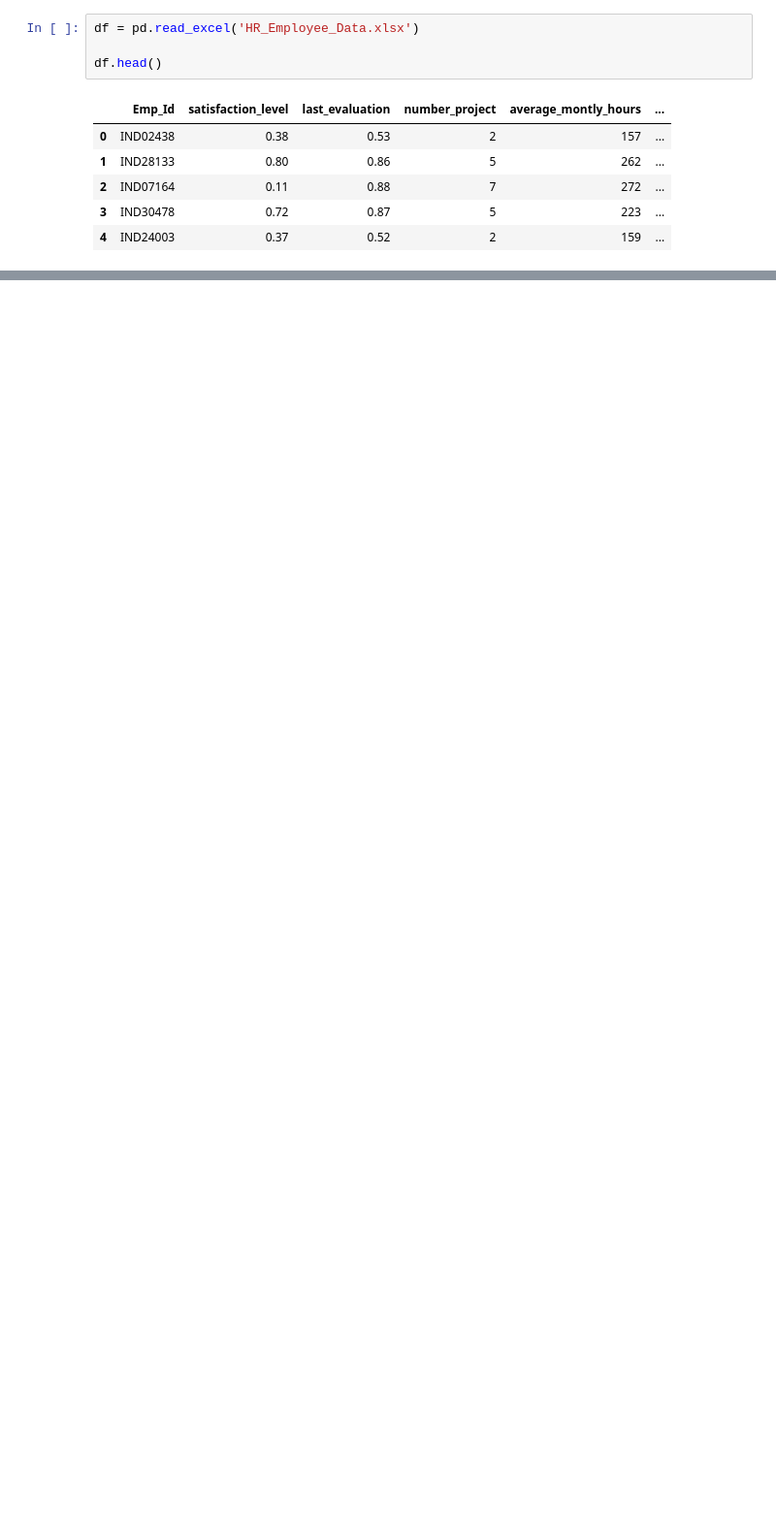
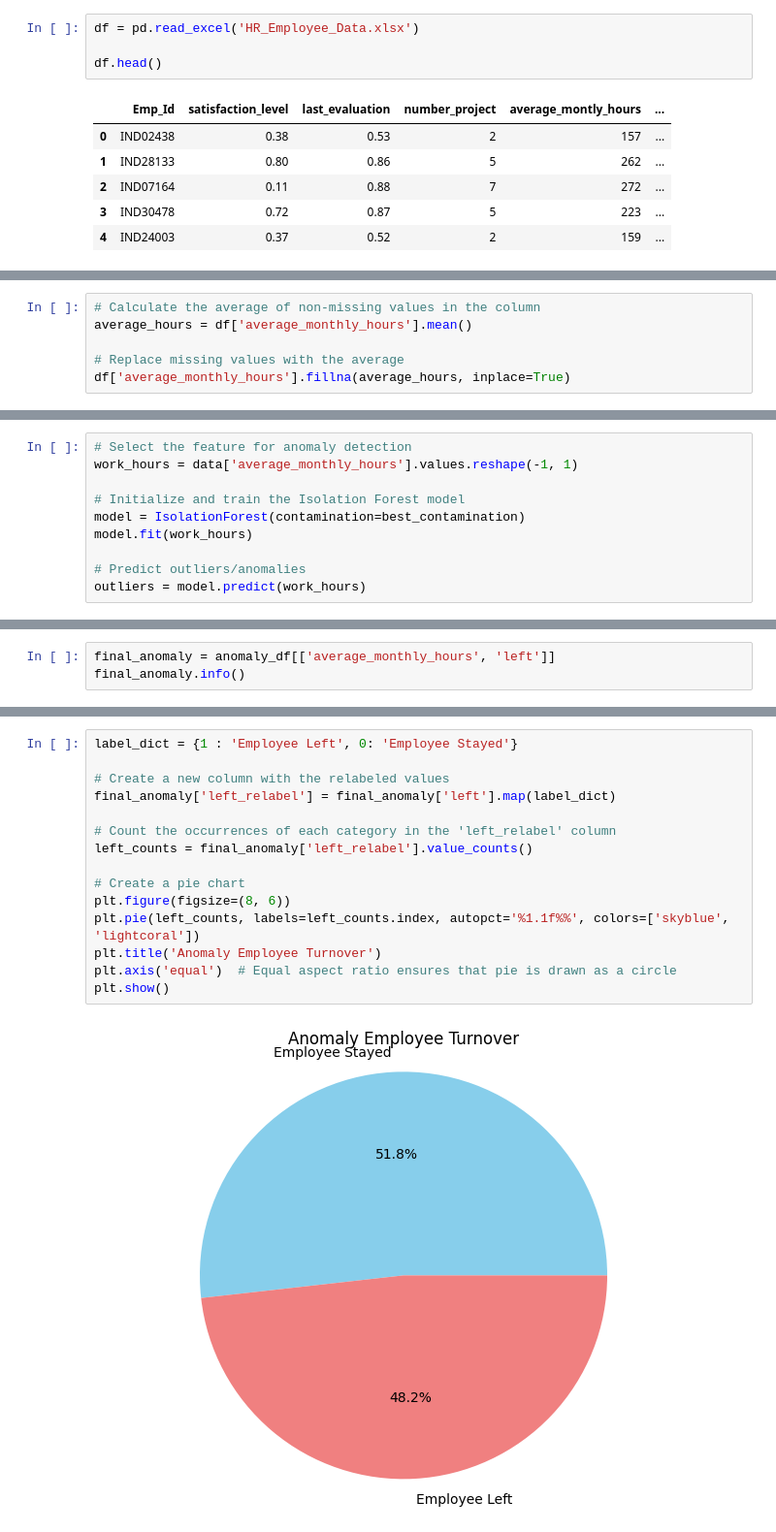
Before and after one commit to BigDataAnalytics-Group-B/comp3610-Project-Group-B, a Jupyter notebook: ProjectFiles/Notebooks/anomaly_detection.ipynb, the cells around one changed output, grey strips where cells are left out. Shown: that part at 97% size. Cells and saved outputs as stored; diff of their text form; blank space fills up the shorter version.

Commit message:
Completed Anomaly Detection with Isolation Forest Implementation

```diff
--- a/ProjectFiles/Notebooks/anomaly_detection.ipynb
+++ b/ProjectFiles/Notebooks/anomaly_detection.ipynb
@@ -301,0 +80,6 @@ Correlation between 'left' and 'anomaly': 0.12270224820776794
+# %%
+# Calculate the average of non-missing values in the column
+average_hours = df['average_monthly_hours'].mean()
+
+# Replace missing values with the average
+df['average_monthly_hours'].fillna(average_hours, inplace=True)
@@ -301,0 +142,10 @@ Correlation between 'left' and 'anomaly': 0.12270224820776794
+# %%
+# Select the feature for anomaly detection
+work_hours = data['average_monthly_hours'].values.reshape(-1, 1)
+
+# Initialize and train the Isolation Forest model
+model = IsolationForest(contamination=best_contamination)
+model.fit(work_hours)
+
+# Predict outliers/anomalies
+outliers = model.predict(work_hours)
@@ -301,0 +190,3 @@ Correlation between 'left' and 'anomaly': 0.12270224820776794
+# %%
+final_anomaly = anomaly_df[['average_monthly_hours', 'left']]
+final_anomaly.info()
@@ -301,0 +209,17 @@ Correlation between 'left' and 'anomaly': 0.12270224820776794
+# %%
+label_dict = {1 : 'Employee Left', 0: 'Employee Stayed'}
+
+# Create a new column with the relabeled values
+final_anomaly['left_relabel'] = final_anomaly['left'].map(label_dict)
+
+# Count the occurrences of each category in the 'left_relabel' column
+left_counts = final_anomaly['left_relabel'].value_counts()
+
+# Create a pie chart
+plt.figure(figsize=(8, 6))
+plt.pie(left_counts, labels=left_counts.index, autopct='%1.1f%%', colors=['skyblue', 'lightcoral'])
+plt.title('Anomaly Employee Turnover')
+plt.axis('equal')  # Equal aspect ratio ensures that pie is drawn as a circle
+plt.show()
+# %% [output]
+[figure, added]
```
Also changed, not shown: parts of 51 cells of this notebook.
